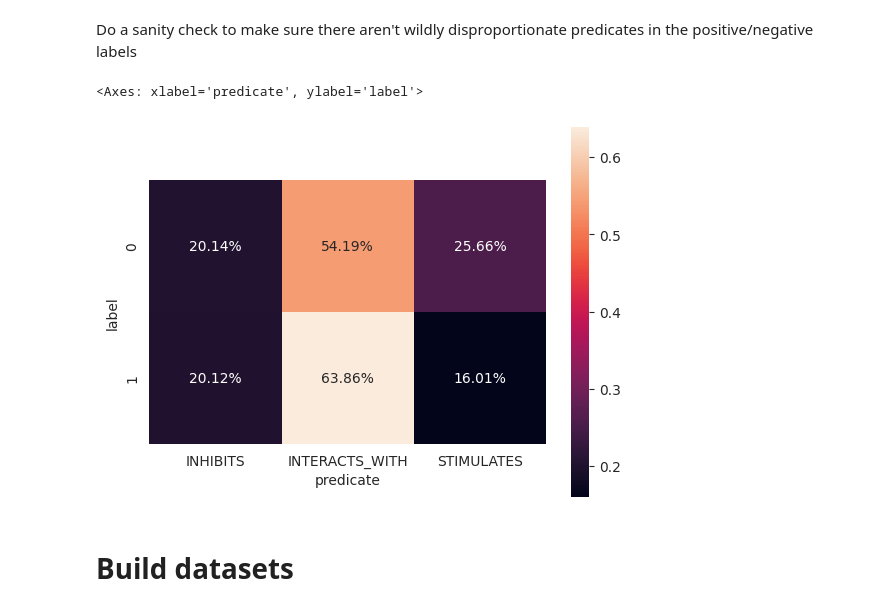
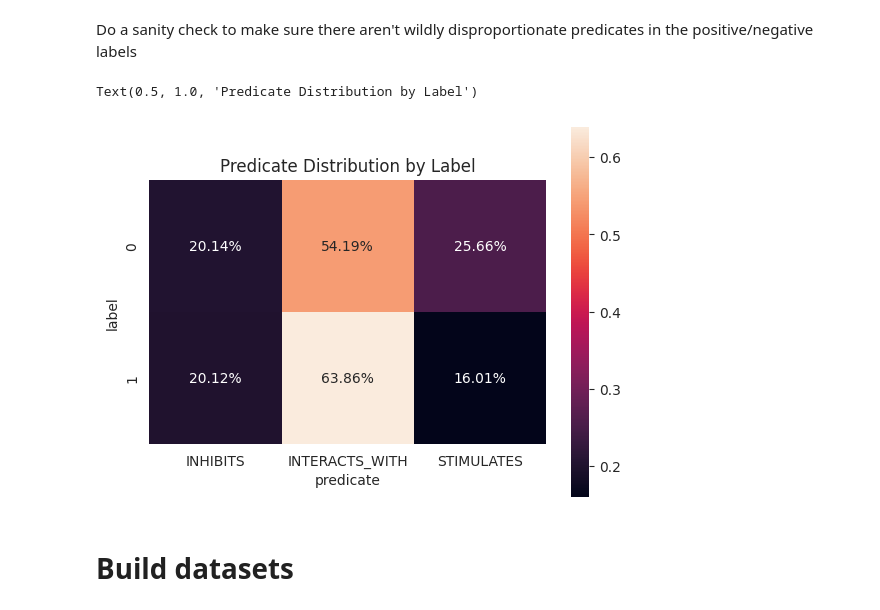
Before and after one commit to arfenarf/predications, a Jupyter notebook: data_prep.ipynb, the cells around one changed output. Cells and saved outputs as stored; diff of their text form; code cells hidden in the pictures.

```diff
--- a/data_prep.ipynb
+++ b/data_prep.ipynb
@@ -81,10 +81,12 @@ Do a sanity check to make sure there aren't wildly disproportionate predicates i
 # %%
 df = sentences.groupby(['label', 'predicate']).size().unstack()
 df =df.div(df.sum(axis=1), axis=0)
-sns.heatmap(df, annot=True, fmt='.2%', square=True)
+g = sns.heatmap(df, annot=True, fmt='.2%', square=True)
+g.get_figure().savefig('extras/data_prep_predicate_heatmap.png')
+g.set_title('Predicate Distribution by Label')
 # %% [output]
-<Axes: xlabel='predicate', ylabel='label'>
+Text(0.5, 1.0, 'Predicate Distribution by Label')
-[figure, old version]
+[figure, new version]
 # %% [markdown]
 # Build datasets
 # %%
```
Also changed, not shown: parts of 1 cell of this notebook, 3 other files.
